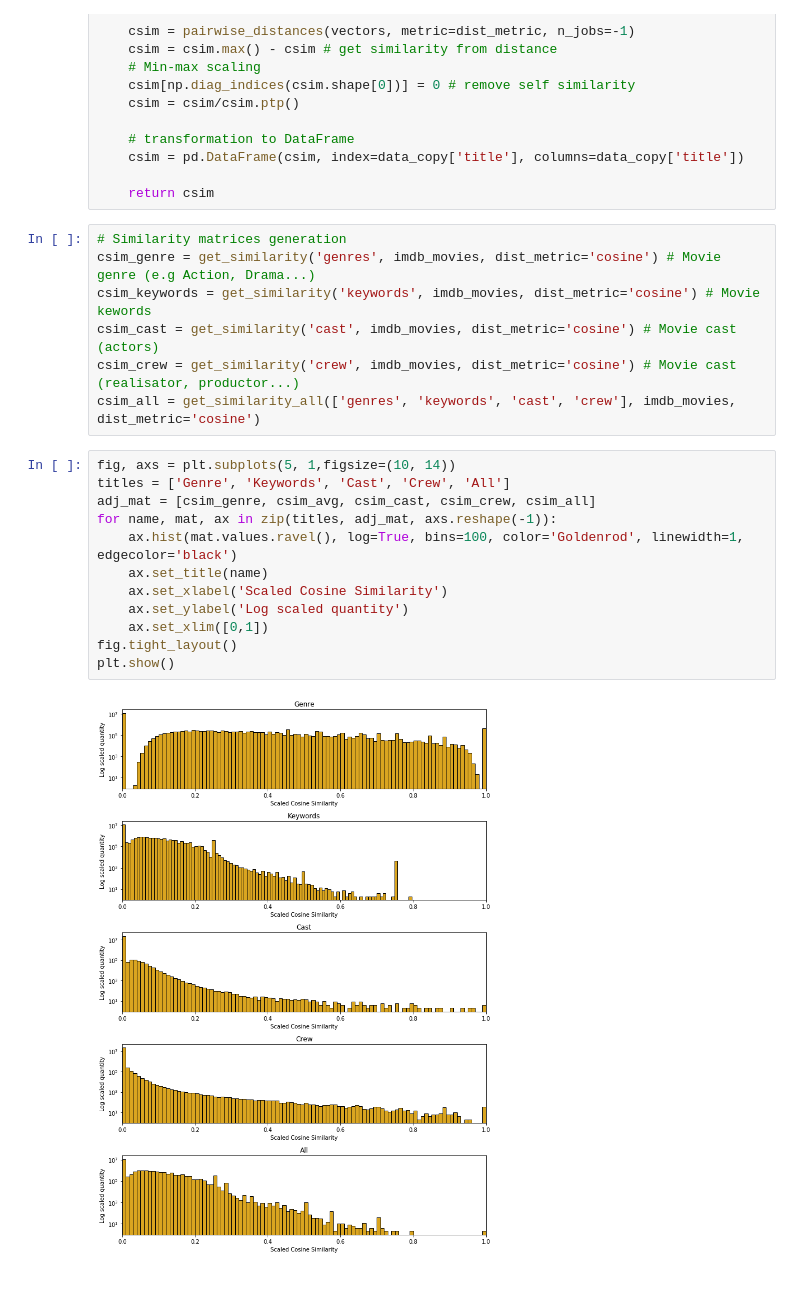
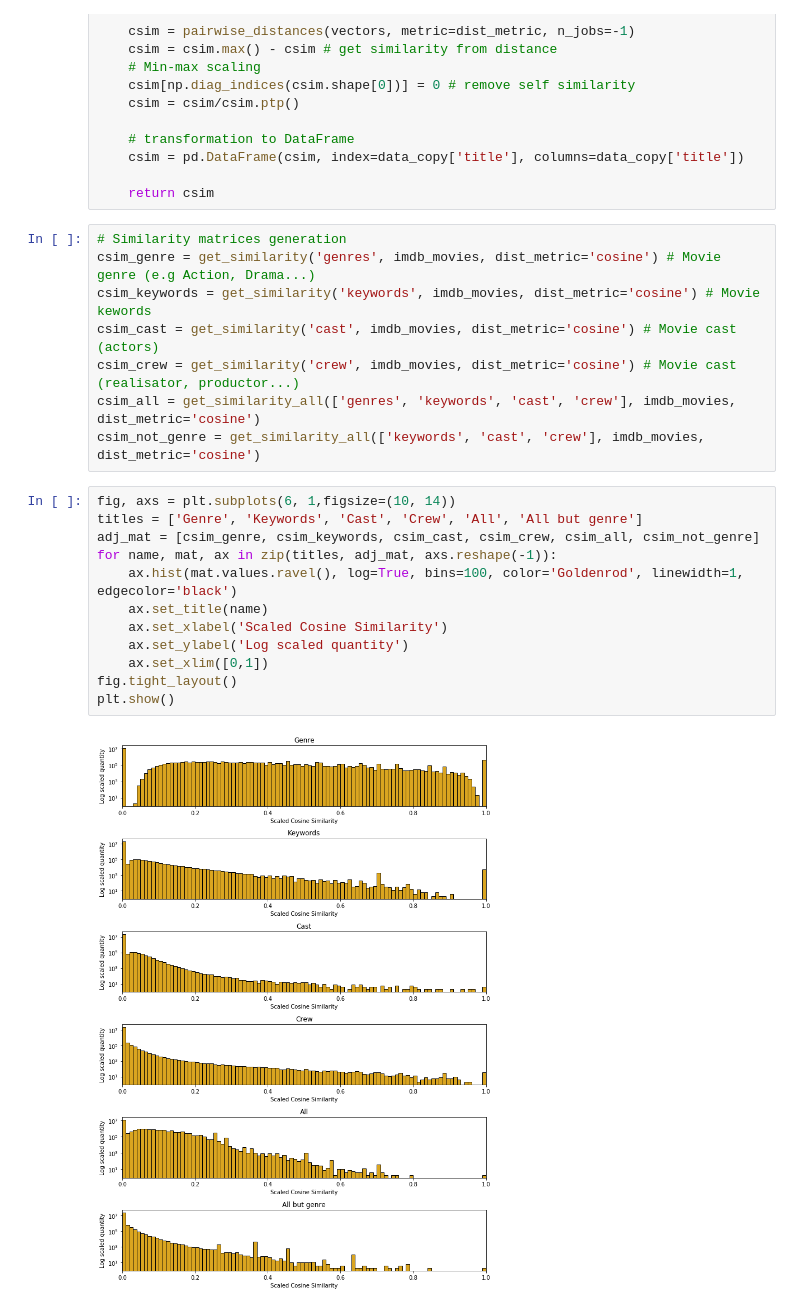
Before and after one commit to antoine-spahr/NTDS, a Jupyter notebook: Project/Similarity matrices construction.ipynb, the cells around one changed output. Saved outputs shown, nothing was run; the diff lists cells and outputs as text.

Commit message:
ML + graph without genre (for clustering)

```diff
--- a/Project/Similarity matrices construction.ipynb
+++ b/Project/Similarity matrices construction.ipynb
@@ -110,20 +110,21 @@ csim_keywords = get_similarity('keywords', imdb_movies, dist_metric='cosine') #
 csim_cast = get_similarity('cast', imdb_movies, dist_metric='cosine') # Movie cast (actors)
 csim_crew = get_similarity('crew', imdb_movies, dist_metric='cosine') # Movie cast (realisator, productor...)
 csim_all = get_similarity_all(['genres', 'keywords', 'cast', 'crew'], imdb_movies, dist_metric='cosine')
+csim_not_genre = get_similarity_all(['keywords', 'cast', 'crew'], imdb_movies, dist_metric='cosine')
 # %%
-fig, axs = plt.subplots(5, 1,figsize=(10, 14))
-titles = ['Genre', 'Keywords', 'Cast', 'Crew', 'All']
-adj_mat = [csim_genre, csim_avg, csim_cast, csim_crew, csim_all]
+fig, axs = plt.subplots(6, 1,figsize=(10, 14))
+titles = ['Genre', 'Keywords', 'Cast', 'Crew', 'All', 'All but genre']
+adj_mat = [csim_genre, csim_keywords, csim_cast, csim_crew, csim_all, csim_not_genre]
 for name, mat, ax in zip(titles, adj_mat, axs.reshape(-1)):
     ax.hist(mat.values.ravel(), log=True, bins=100, color='Goldenrod', linewidth=1, edgecolor='black')
     ax.set_title(name)
     ax.set_xlabel('Scaled Cosine Similarity')
     ax.set_ylabel('Log scaled quantity')
     ax.set_xlim([0,1])
 fig.tight_layout()
 plt.show()
 # %% [output]
-[figure, old version]
+[figure, new version]
 # %%
 csim_genre.to_pickle('Data/csim_genre')
 csim_keywords.to_pickle('Data/csim_keywords')
```
Also changed, not shown: parts of 1 cell of this notebook, 3 other files.
